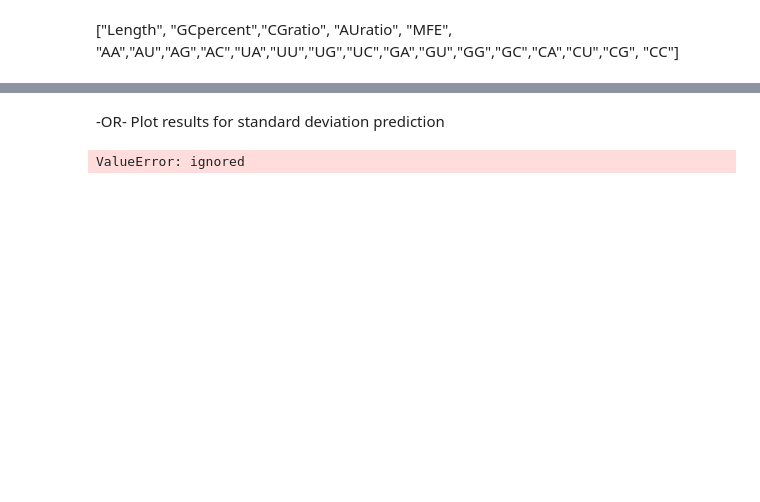
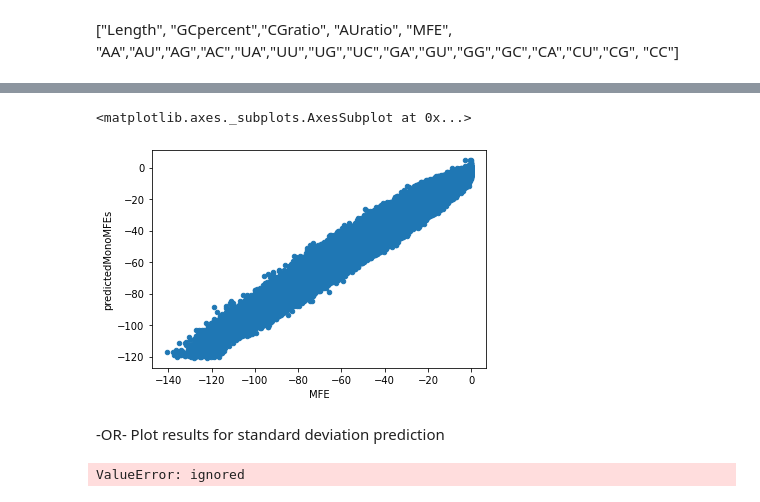
Before and after one commit to moss-lab/ScanFold2.0, a Jupyter notebook: SF2_notebook.ipynb, the cells around one changed output, grey strips where cells are left out. Drawn from its saved outputs; the diff is of its cells as text; code cells hidden in the pictures; blank space fills up the shorter version.

```diff
--- a/SF2_notebook.ipynb
+++ b/SF2_notebook.ipynb
@@ -435,4 +432,0 @@ Epoch 55/150
-# %%
-my_model.add(tf.keras.layers.Dense(units=20, input_shape=(1, )))
-# %%
-history = my_model.fit(my_feature, my_label, my_batch_size, epochs)
@@ -463,19 +455,23 @@ Plot Results for Mean MFE prediction
 meanMFE_result = my_model.predict(training_df[["Length", "GCpercent","CGratio", "AUratio", 'AA', 'AU', 'AG',
       'AC', 'UA', 'UU', 'UG', 'UC', 'GA', 'GU', 'GG', 'GC', 'CA', 'CU', 'CG', 'CC']])
 # %%
-predicted_mfes.describe()
 #meanMFE_result = my_model.predict(training_df[["Length", "GCpercent","CGratio", "AUratio", 'MFE']])
 #meanMFE_result = my_model.predict(training_df[["Length", "GCpercent", "MFE"]])
 predicted_mfes = pd.DataFrame(meanMFE_result)
-#predicted_mfes.columns = ["predictedMonoMFEs"]
-#predicted_mfes = predicted_mfes.rename(columns={0:"PredictedDiMFE"})
-#predicted_mfes["MonoMFE"] = my_label
+predicted_mfes.describe()
+
+predicted_mfes.columns = ["predictedMonoMFEs"]
+predicted_mfes = predicted_mfes.rename(columns={0:"PredictedMonoMFE"})
+predicted_mfes["MonoMFE"] = my_label
 #predicted_mfes["DiMFE"] = my_label
 #predicted_mfes["predictedMonoMFEs"] = predicted_mfes
-#predicted_mfes["DiMFE"] = predicted_mfes
-predicted_mfes["MFE"] = loaded_df['MFE'].to_list()
-predicted_mfes["RealDiMFE"] = loaded_df['DiMFE'].to_list()
-predicted_mfes.plot.scatter(x="DiMFE", y="PredictedDiMFE")
+# predicted_mfes["DiMFE"] = predicted_mfes
+predicted_mfes["MFE"] = training_df['MFE'].to_list()
+# predicted_mfes["RealDiMFE"] = loaded_df['DiMFE'].to_list()
+predicted_mfes.plot.scatter(x="MFE", y="predictedMonoMFEs")
+# %% [output]
+<matplotlib.axes._subplots.AxesSubplot at 0x...>
+[figure, added]
 # %% [markdown]
 -OR- Plot results for standard deviation prediction
 # %%
```
Also changed, not shown: parts of 53 cells of this notebook.
